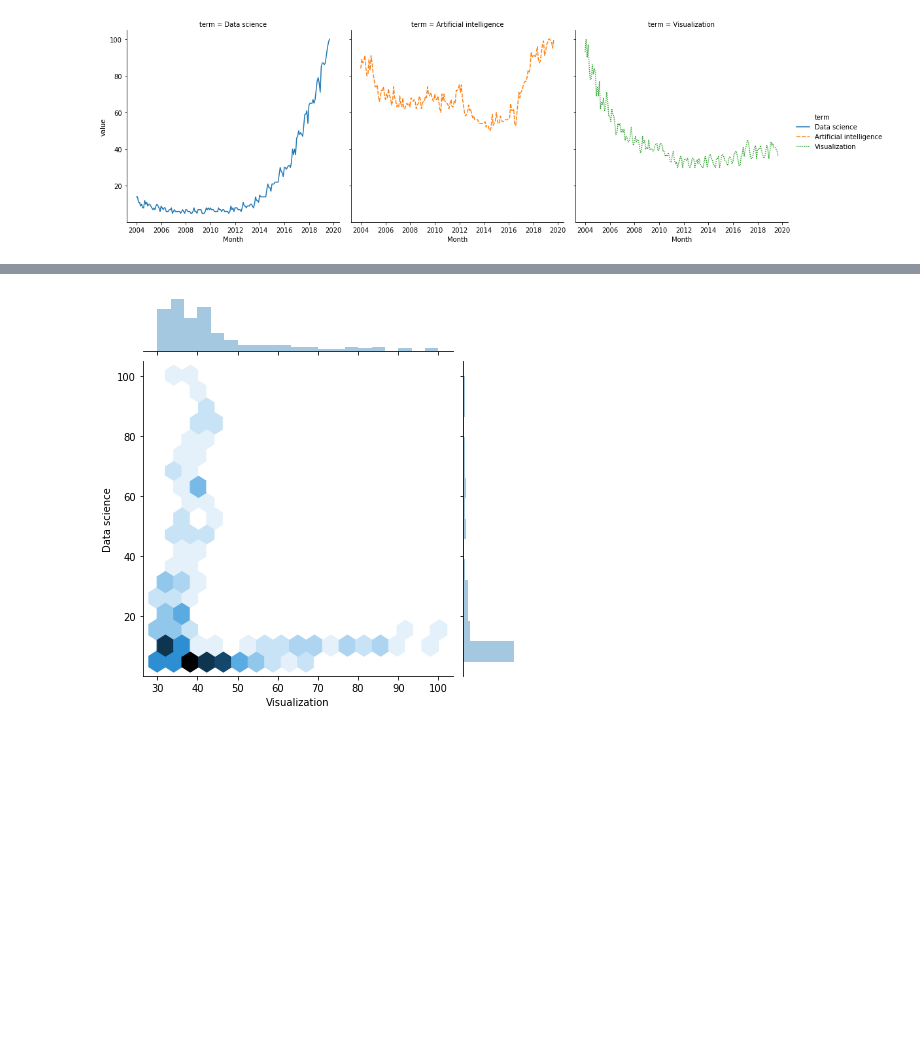
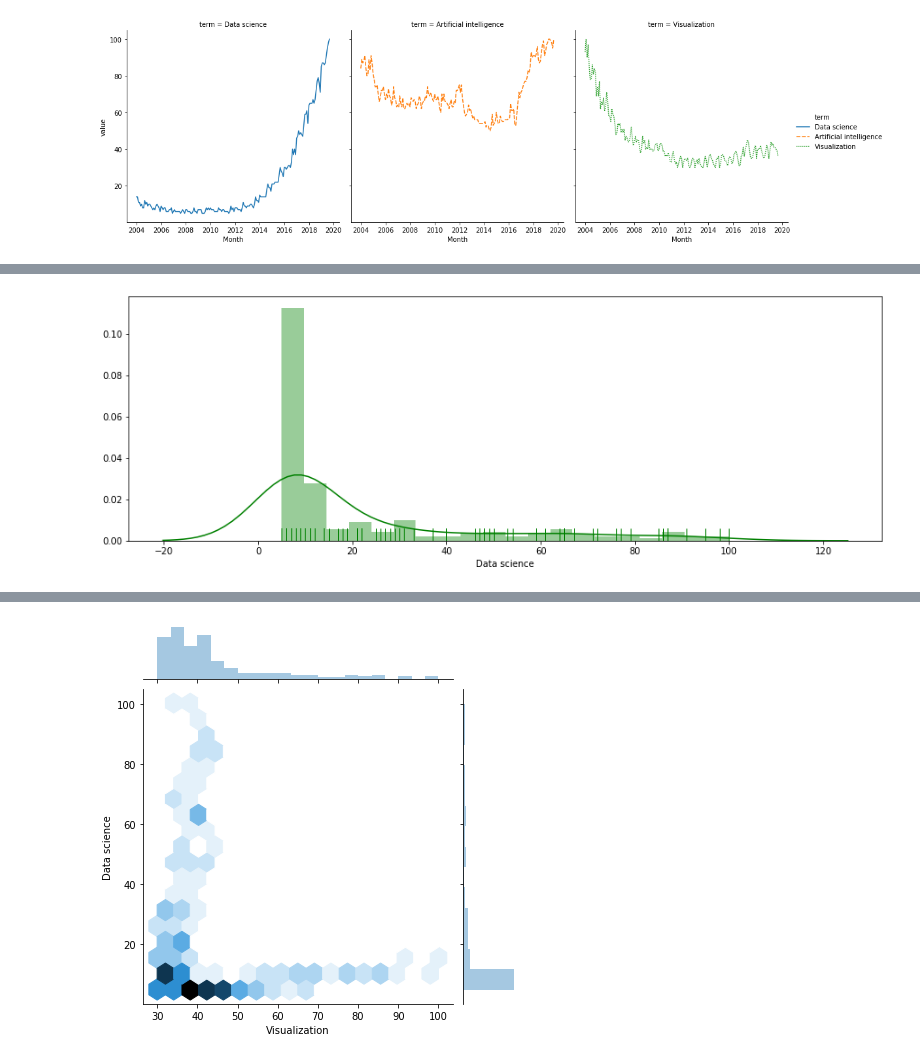
Before and after one commit to lucasdurand/visualization-seminar, a Jupyter notebook: Part 2 - Static Plots/Seaborn.ipynb, the cells around one changed output, grey strips where cells are left out. Cells and saved outputs as stored; diff of their text form; code cells hidden in the pictures; blank space fills up the shorter version.

```diff
--- a/Part 2 - Static Plots/Seaborn.ipynb
+++ b/Part 2 - Static Plots/Seaborn.ipynb
@@ -93,0 +106,5 @@ sns.relplot(x="Month", y="value", data=melted_dfs, hue="term", style="term", kin
+# %%
+fig, ax = plt.subplots(figsize=(15,5))
+sns.distplot(dfs['Data science'], rug=True, color="g", bins = 20, ax=ax);
+# %% [output]
+[figure, added]
```
Also changed, not shown: parts of 13 cells of this notebook, 7 other files.
